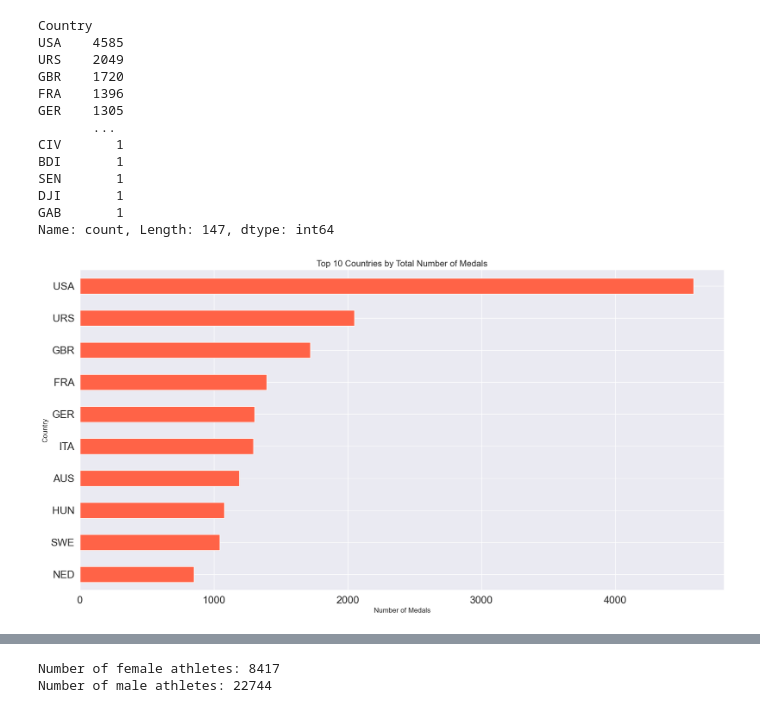
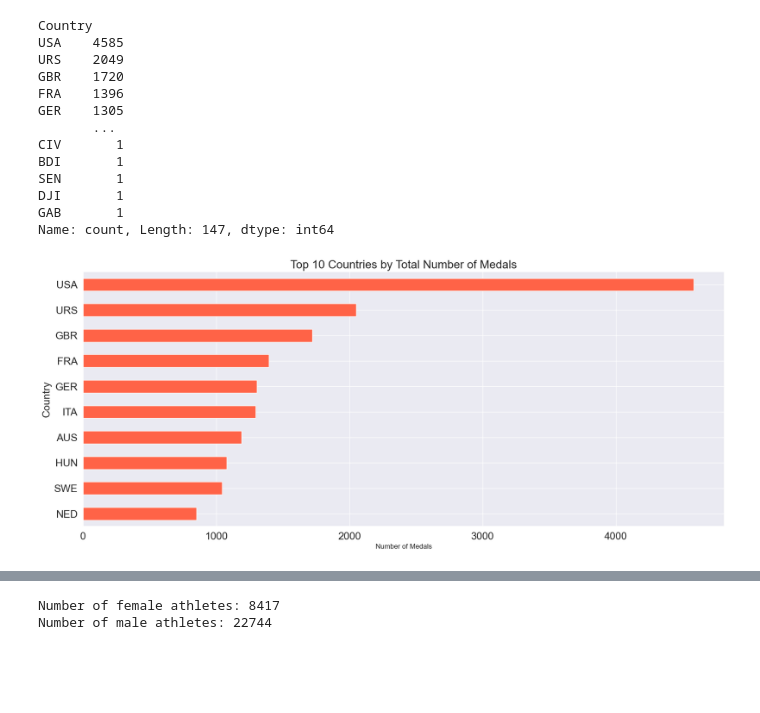
Before and after one commit to cnskzlrmt/summer-olympic-games-project, a Jupyter notebook: Summer_Olympic_Games.ipynb, the cells around one changed output, grey strips where cells are left out. Saved outputs shown, nothing was run; the diff lists cells and outputs as text; code cells hidden in the pictures; blank space fills up the shorter version.

Commit message:
Update data visualization section

```diff
--- a/Summer_Olympic_Games.ipynb
+++ b/Summer_Olympic_Games.ipynb
@@ -186,13 +187,16 @@ DJI       1
 GAB       1
 Name: count, Length: 147, dtype: int64
 # %%
-top10 = df.Country.value_counts().head(10)
+top10 = df['Country'].value_counts().head(10)
+top10_gold_counts = df[df['Medal'] == 2]['Country'].value_counts().head(10)
+top10_silver_counts = df[df['Medal'] == 1]['Country'].value_counts().head(10)
+top10_bronze_counts = df[df['Medal'] == 0]['Country'].value_counts().head(10)
 # %%
 #Top 10 Countries by Total Number of Medals
-top10.plot(kind="barh", figsize = (20, 10), fontsize = 18, color= 'Tomato')
-plt.title("Top 10 Countries by Total Number of Medals", fontsize = 15)
+top10.plot(kind="barh", figsize = (20, 8), fontsize = 18, color= 'Tomato')
+plt.title("Top 10 Countries by Total Number of Medals", fontsize = 20)
 plt.xlabel("Number of Medals", fontsize = 12)
 plt.gca().invert_yaxis()
 plt.show()
 # %% [output]
-[figure, old version]
+[figure, new version]
```
Also changed, not shown: parts of 7 cells of this notebook.
